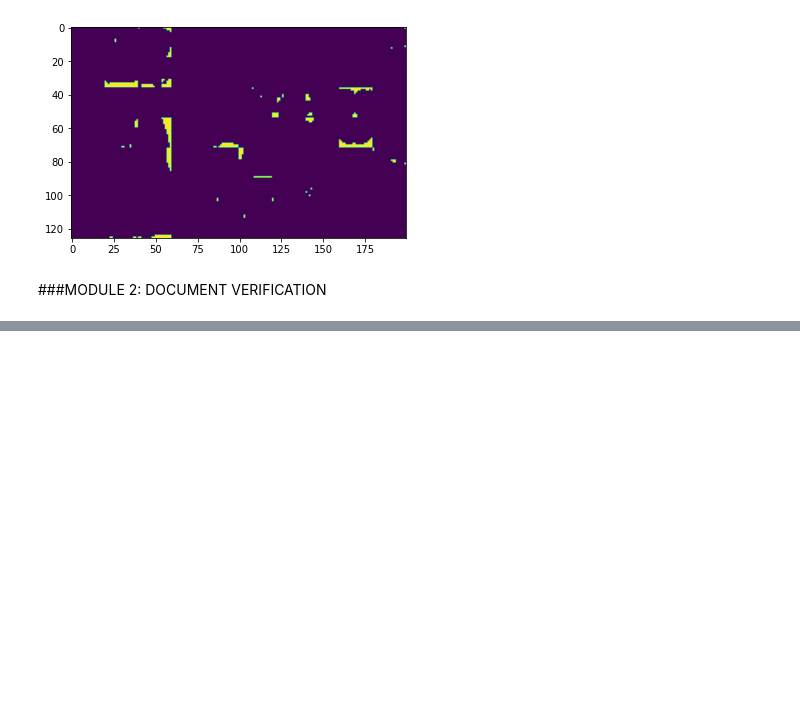
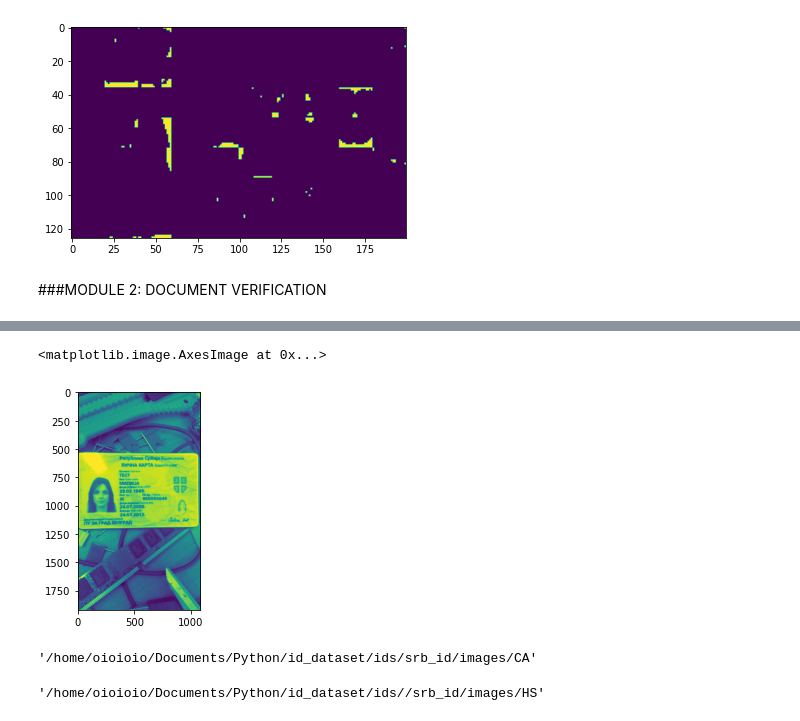
Before and after one commit to fataleror/id_verification, a Jupyter notebook: image_segmentation_licna_karta_v1.0_git.ipynb, the cells around one changed output, grey strips where cells are left out. Cells and saved outputs as stored; diff of their text form; code cells hidden in the pictures; blank space fills up the shorter version.

```diff
--- a/image_segmentation_licna_karta_v1.0_git.ipynb
+++ b/image_segmentation_licna_karta_v1.0_git.ipynb
@@ -654,0 +692,27 @@ cv2. destroyAllWindows()
+# %%
+IMAGES_FOLDER_PATH = f'{ids_location}{foldername}/images/'
+images_foldernames = next(os.walk(IMAGES_FOLDER_PATH))[1]
+
+random_one = np.random.randint(len(next(os.walk(IMAGES_FOLDER_PATH))[1]))
+
+images_folder_name = f'{IMAGES_FOLDER_PATH}{images_foldernames[random_one]}'
+images_file_names = next(os.walk(images_folder_name))[2]
+
+random_two = np.random.randint(len(images_file_names))
+
+image_filename = images_file_names[random_two]
+
+image_random = cv2.imread(f'{images_folder_name}/{image_filename}', 0)
+# %%
+plt.imshow(image_random)
+# %% [output]
+<matplotlib.image.AxesImage at 0x...>
+[figure, added]
+# %%
+images_folder_name
+# %% [output]
+'/home/oioioio/Documents/Python/id_dataset/ids/srb_id/images/CA'
+# %%
+images_folder_path
+# %% [output]
+'/home/oioioio/Documents/Python/id_dataset/ids//srb_id/images/HS'
```
Also changed, not shown: parts of 7 cells of this notebook.
